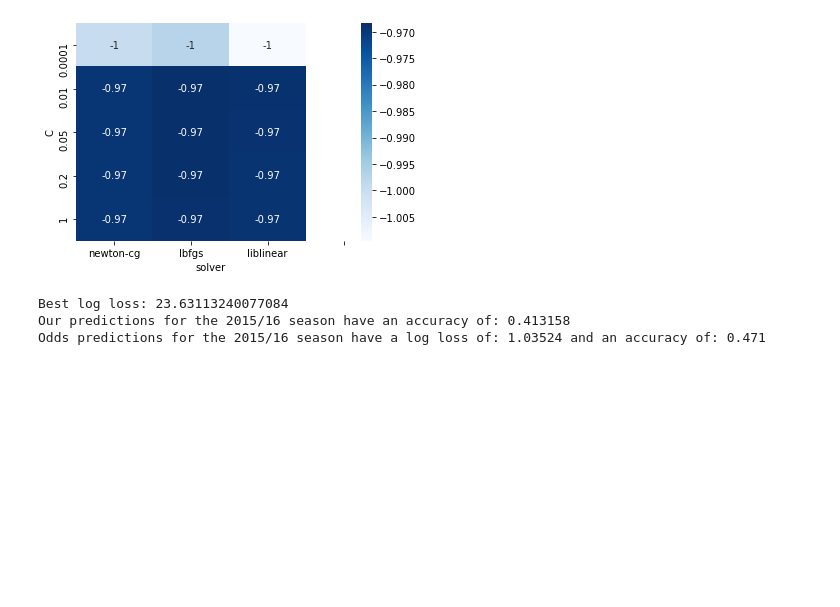
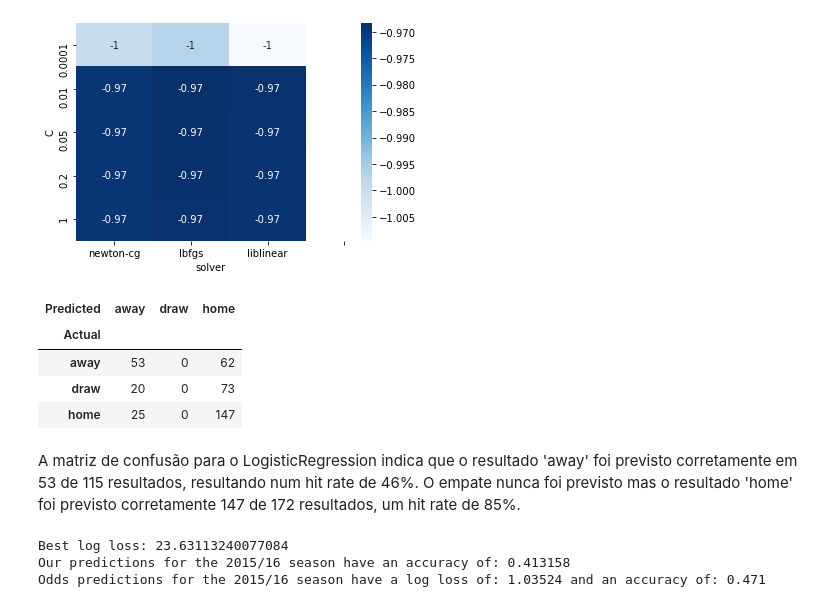
Before and after one commit to andremmori/IART-Project2, a Jupyter notebook: SoccerRegression.ipynb, the cells around one changed output. Cells and saved outputs as stored; diff of their text form; code cells hidden in the pictures; blank space fills up the shorter version.

Commit message:
Added confusion matrices

```diff
--- a/SoccerRegression.ipynb
+++ b/SoccerRegression.ipynb
@@ -535,6 +537,21 @@ Best log loss: 0.9684228400302028
 Our predictions for the 2015/16 season have an accuracy of: 0.457895
 Odds predictions for the 2015/16 season have a log loss of: 1.03524 and an accuracy of: 0.471
 [figure]
+# %%
+# Create a confusion matrix
+c_matrix = (pd.DataFrame(confusion_matrix(holdout_y, lr_predict), columns=le.classes_, index=le.classes_)
+ .rename_axis('Actual')
+ .rename_axis('Predicted', axis='columns'))
+
+c_matrix
+# %% [output]
+| Predicted | away | draw | home |
+| Actual |  |  |  |
+| away | 53 | 0 | 62 |
+| draw | 20 | 0 | 73 |
+| home | 25 | 0 | 147 |
+# %% [markdown]
+A matriz de confusão para o LogisticRegression indica que o resultado 'away' foi previsto corretamente em 53 de 115 resultados, resultando num hit rate de 46%. O empate nunca foi previsto mas o resultado 'home' foi previsto corretamente 147 de 172 resultados, um hit rate de 85%.
 # %%
 from sklearn.neighbors import KNeighborsClassifier
 
```
Also changed, not shown: parts of 7 cells of this notebook.
